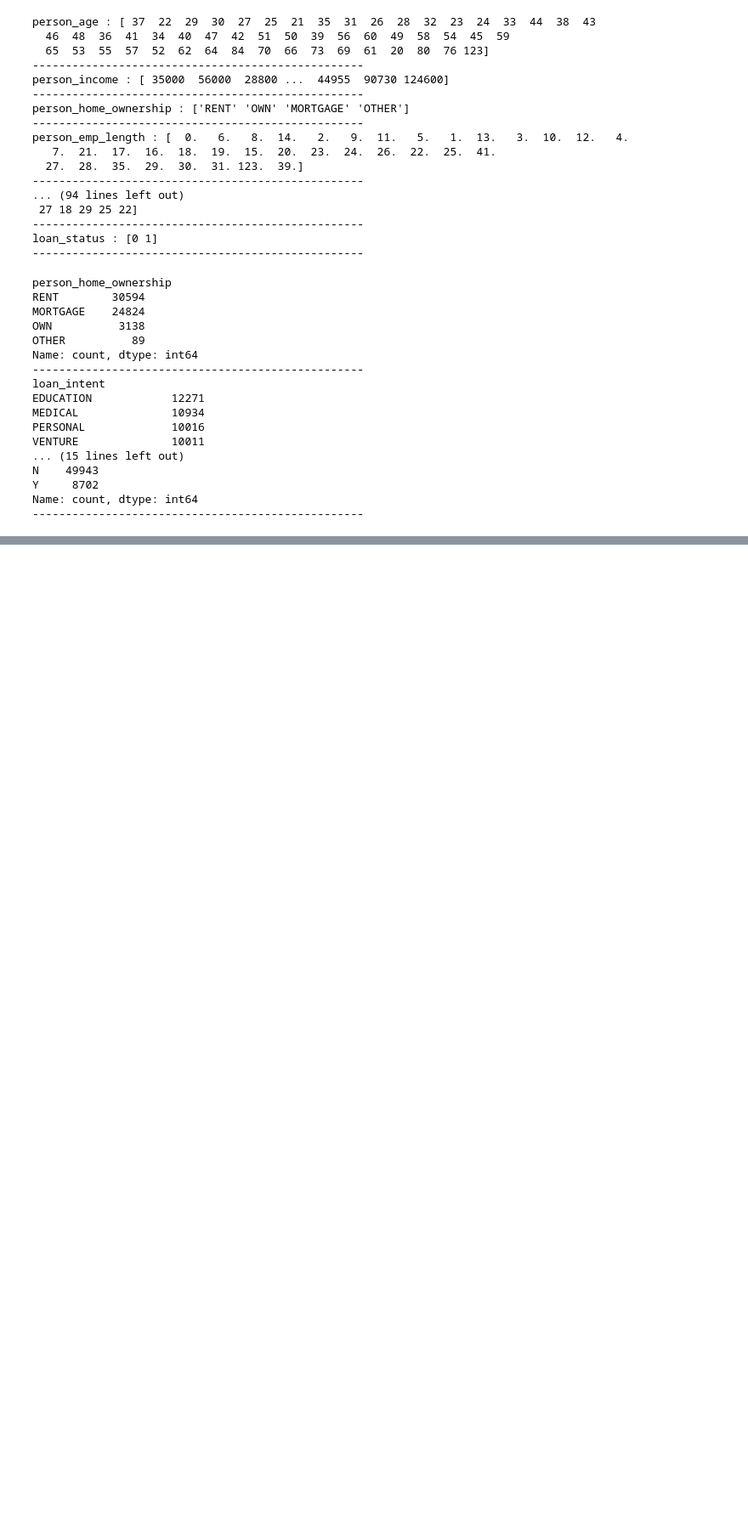
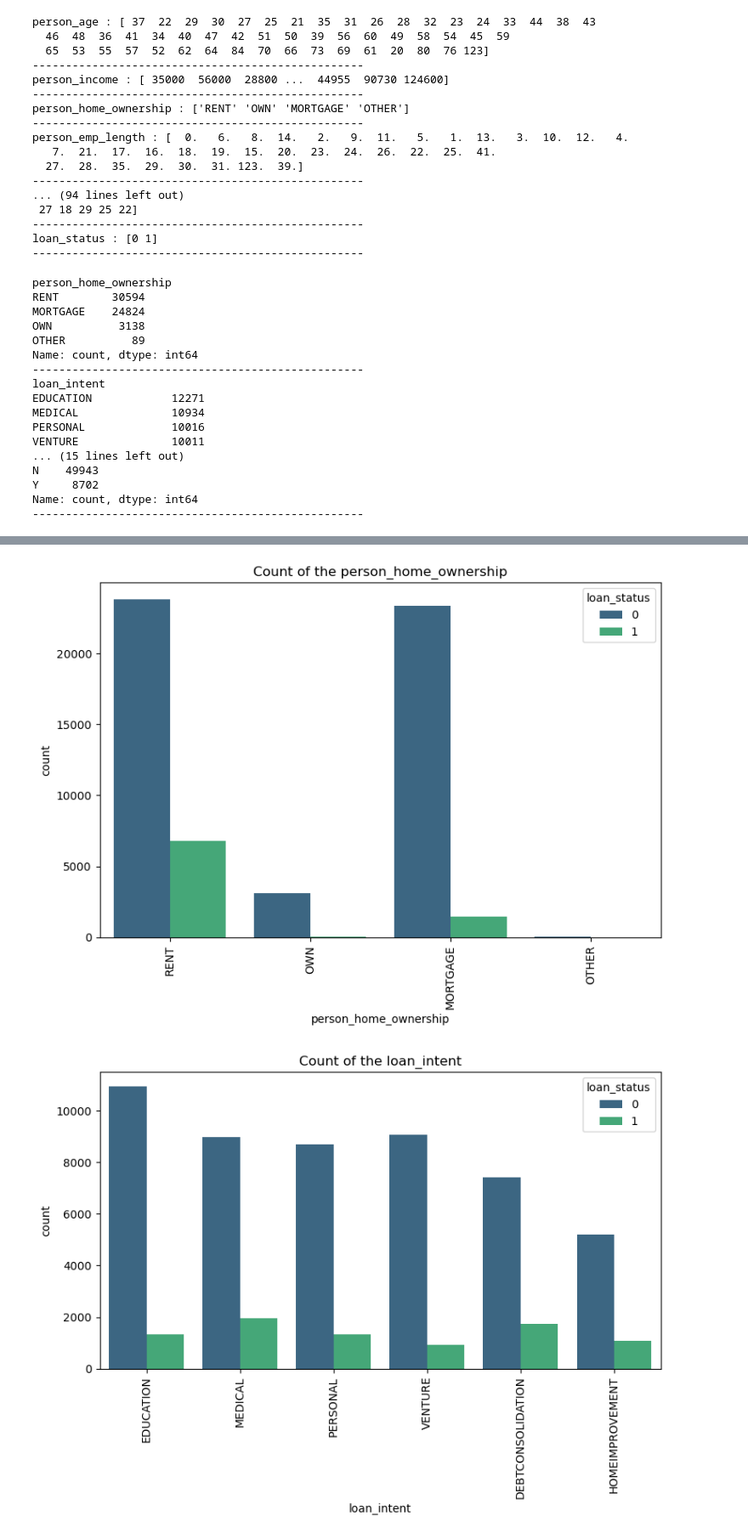
Before and after one commit to Aman-Baruwal/Comp-3_Loan-Approval-Prediction-, a Jupyter notebook: coding.ipynb, the cells around one changed output, grey strips where cells are left out. Shown at 85% size. Cells and saved outputs as stored; diff of their text form; code cells hidden in the pictures; blank space fills up the shorter version.

```diff
--- a/coding.ipynb
+++ b/coding.ipynb
@@ -113,0 +132,12 @@ Name: count, dtype: int64
+# %%
+# plot for the count for categorical
+for cols in cat_col:
+    plt.figure(figsize=(8,6))
+    sns.countplot(data=train_df, x = cols, hue="loan_status", palette='viridis')
+    plt.title(f'Count of the {cols}')
+    plt.xticks(rotation = 90)
+    plt.tight_layout()
+    plt.show()
+# %% [output]
+[figure, added]
+[figure, added]
```
Also changed, not shown: parts of 30 cells of this notebook.
